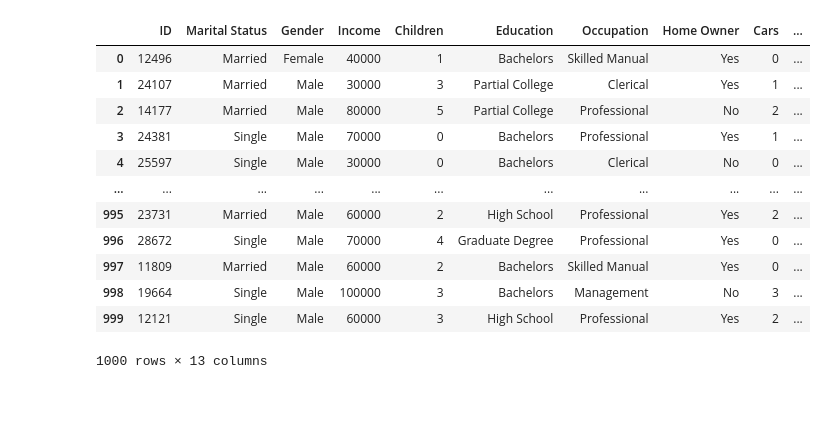
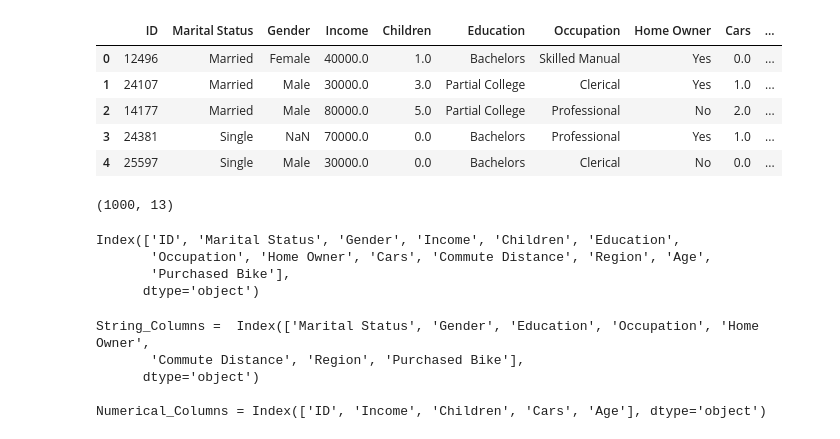
Before and after one commit to gayaneyazeryan/data_viz_homework, a Jupyter notebook: homework_1.ipynb, the cells around one changed output. Drawn from its saved outputs; the diff is of its cells as text; code cells hidden in the pictures; blank space fills up the shorter version.

```diff
--- a/homework_1.ipynb
+++ b/homework_1.ipynb
@@ -4,16 +8,35 @@ import pandas as pd
 # %%
-pd.read_csv("Data/bike_buyers_clean.csv")
+df = pd.read_csv("Data/bike_buyers.csv")
-# %% [output]
-|  | ID | Marital Status | Gender | Income | Children | Education | Occupation | Home Owner | Cars | ... |
-| 0 | 12496 | Married | Female | 40000 | 1 | Bachelors | Skilled Manual | Yes | 0 | ... |
-| 1 | 24107 | Married | Male | 30000 | 3 | Partial College | Clerical | Yes | 1 | ... |
-| 2 | 14177 | Married | Male | 80000 | 5 | Partial College | Professional | No | 2 | ... |
-| 3 | 24381 | Single | Male | 70000 | 0 | Bachelors | Professional | Yes | 1 | ... |
-| 4 | 25597 | Single | Male | 30000 | 0 | Bachelors | Clerical | No | 0 | ... |
-| ... | ... | ... | ... | ... | ... | ... | ... | ... | ... | ... |
-| 995 | 23731 | Married | Male | 60000 | 2 | High School | Professional | Yes | 2 | ... |
-| 996 | 28672 | Single | Male | 70000 | 4 | Graduate Degree | Professional | Yes | 0 | ... |
-| 997 | 11809 | Married | Male | 60000 | 2 | Bachelors | Skilled Manual | Yes | 0 | ... |
-| 998 | 19664 | Single | Male | 100000 | 3 | Bachelors | Management | No | 3 | ... |
-| 999 | 12121 | Single | Male | 60000 | 3 | High School | Professional | Yes | 2 | ... |
-1000 rows × 13 columns
+# %%
+df.head()
+# %% [output]
+|  | ID | Marital Status | Gender | Income | Children | Education | Occupation | Home Owner | Cars | ... |
+| 0 | 12496 | Married | Female | 40000.0 | 1.0 | Bachelors | Skilled Manual | Yes | 0.0 | ... |
+| 1 | 24107 | Married | Male | 30000.0 | 3.0 | Partial College | Clerical | Yes | 1.0 | ... |
+| 2 | 14177 | Married | Male | 80000.0 | 5.0 | Partial College | Professional | No | 2.0 | ... |
+| 3 | 24381 | Single | NaN | 70000.0 | 0.0 | Bachelors | Professional | Yes | 1.0 | ... |
+| 4 | 25597 | Single | Male | 30000.0 | 0.0 | Bachelors | Clerical | No | 0.0 | ... |
+# %%
+df.shape
+# %% [output]
+(1000, 13)
+# %%
+df.columns
+print()
+# %% [output]
+Index(['ID', 'Marital Status', 'Gender', 'Income', 'Children', 'Education',
+       'Occupation', 'Home Owner', 'Cars', 'Commute Distance', 'Region', 'Age',
+       'Purchased Bike'],
+      dtype='object')
+# %%
+categoric_columns = df.select_dtypes(include='object').columns
+print("String_Columns = ",categoric_columns)
+print()
+numeric_columns = df.select_dtypes(include=['int64','float64']).columns
+print("Numerical_Columns =",numeric_columns)
+# %% [output]
+String_Columns =  Index(['Marital Status', 'Gender', 'Education', 'Occupation', 'Home Owner',
+       'Commute Distance', 'Region', 'Purchased Bike'],
+      dtype='object')
+
+Numerical_Columns = Index(['ID', 'Income', 'Children', 'Cars', 'Age'], dtype='object')
```
Also changed, not shown: parts of 14 cells of this notebook.
